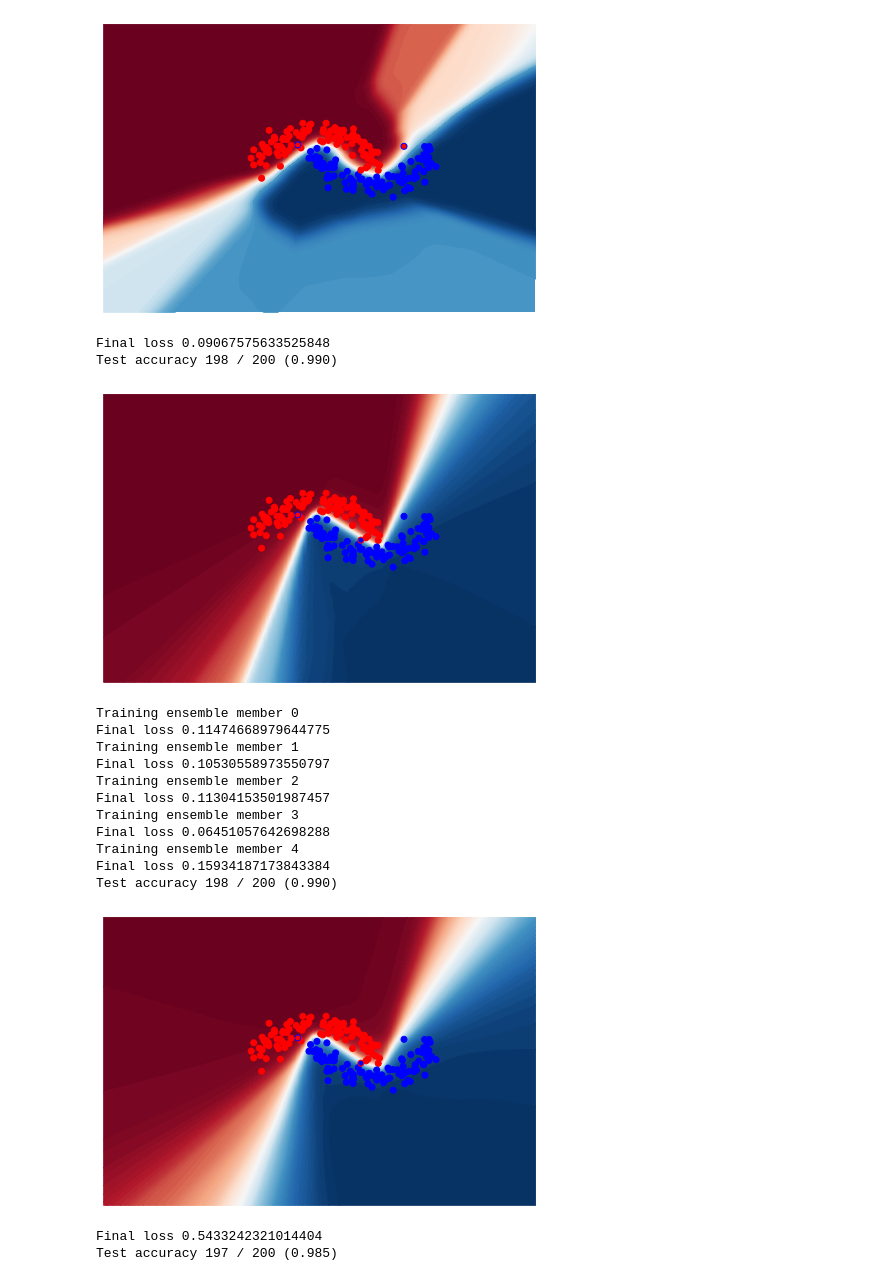
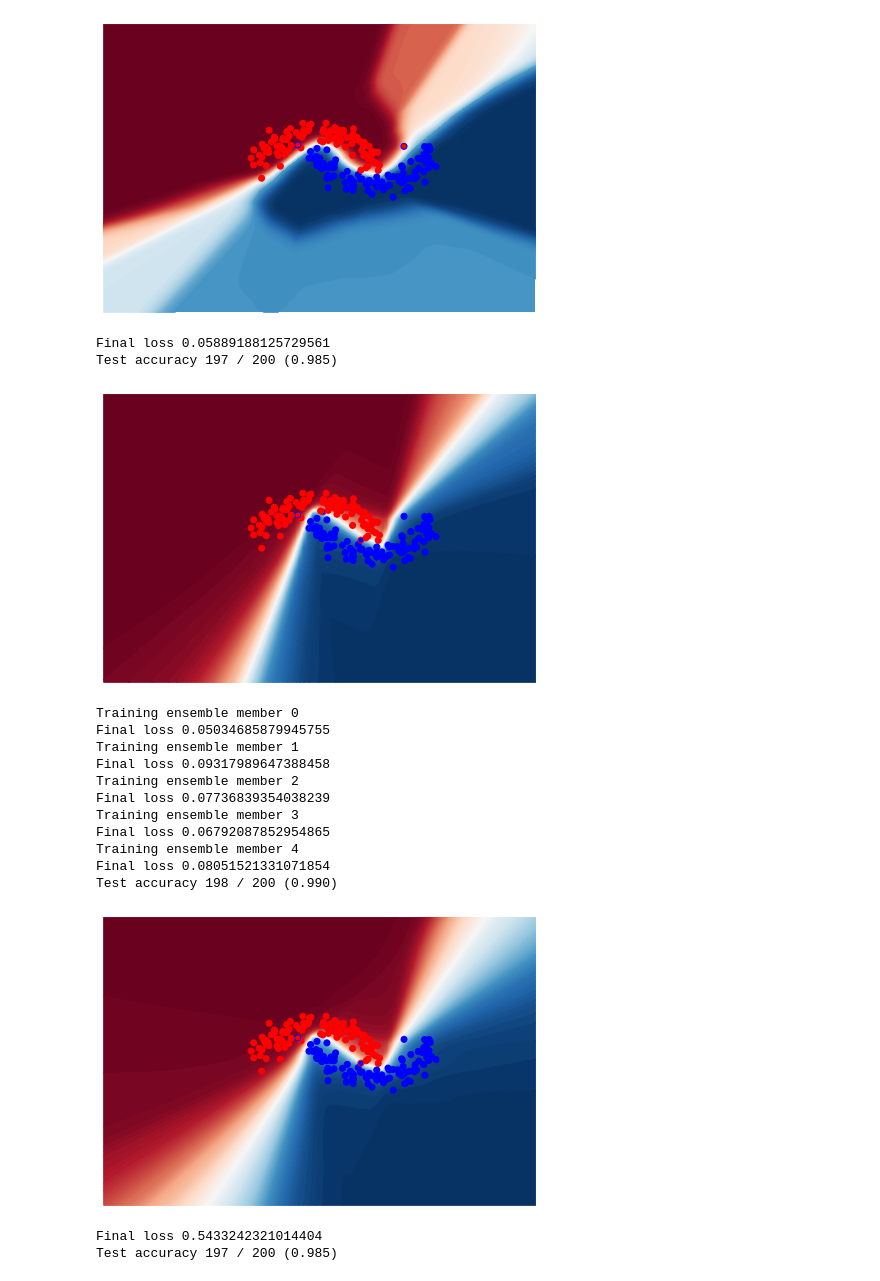
Before and after one commit to Feuermagier/VariationalBayesianDL, a Jupyter notebook: ToyClassification.ipynb, the cells around one changed output. Cells and saved outputs as stored; diff of their text form; code cells hidden in the pictures.

```diff
--- a/ToyClassification.ipynb
+++ b/ToyClassification.ipynb
@@ -125,7 +122,7 @@ swag_config = {
     "deviation_samples": 30
 }
 swag = SwagModel(layers, swag_config)
-swag.train_model(400, nn.BCELoss(), sgd(lr=0.05), trainloader, batch_size, device, report_every_epochs=0)
+swag.train_model(600, nn.BCELoss(), sgd(lr=0.05), trainloader, batch_size, device, report_every_epochs=0)
 
 plot("SWAG", swag.infer, 1000, include_caption=False).savefig("results/toy/classification/swag.pdf")
 # %% [output]
@@ -152,8 +149,8 @@ multi_swag_config = {
     "deviation_samples": 30
 }
 multi_swag = Ensemble([SwagModel(layers, multi_swag_config) for _ in range(5)])
-multi_swag.train_model(400, nn.BCELoss(), sgd(lr=0.05), trainloader, batch_size, device, report_every_epochs=0)
+multi_swag.train_model(800, nn.BCELoss(), sgd(lr=0.05), trainloader, batch_size, device, report_every_epochs=0)
 
-plot("MultiSWAG", multi_swag.infer, 1000, include_caption=False).savefig("results/toy/classification/multiswag.pdf")
+plot("MultiSWAG", multi_swag.infer, 1000, include_caption=False)#.savefig("results/toy/classification/multiswag.pdf")
 # %% [output]
 Training ensemble member 0
@@ -237,52 +235,52 @@ torch.manual_seed(42)
 
 layers = [
     ("fc", (2, 16)),
-    ("dropout", (0.2,)),
+    ("dropout", (0.25,)),
     ("relu", ()),
     ("fc", (16, 16)),
-    ("dropout", (0.2,)),
+    ("dropout", (0.25,)),
     ("relu", ()),
     ("fc", (16, 1)),
     ("sigmoid", ())
 ]
 mc_dropout = MAP(layers)
-mc_dropout.train_model(800, nn.BCELoss(), sgd(0.05), trainloader, batch_size, device, report_every_epochs=0)
+mc_dropout.train_model(1000, nn.BCELoss(), sgd(0.05), trainloader, batch_size, device, report_every_epochs=0)
 
 plot("MC Dropout", mc_dropout.infer, 1000, include_caption=False).savefig("results/toy/classification/mc_dropout.pdf")
 # %% [output]
-Final loss 0.09067575633525848
-Test accuracy 198 / 200 (0.990)
+Final loss 0.05889188125729561
+Test accuracy 197 / 200 (0.985)
-[figure, old version]
+[figure, new version]
 # %%
 torch.manual_seed(42)
 
 layers = [
     ("fc", (2, 16)),
-    ("dropout", (0.2,)),
+    ("dropout", (0.25,)),
     ("relu", ()),
     ("fc", (16, 16)),
-    ("dropout", (0.2,)),
+    ("dropout", (0.25,)),
     ("relu", ()),
     ("fc", (16, 1)),
     ("sigmoid", ())
 ]
 multi_mcd = Ensemble([MAP(layers) for _ in range(5)])
-multi_mcd.train_model(800, nn.BCELoss(), sgd(0.05), trainloader, batch_size, device, report_every_epochs=0)
+multi_mcd.train_model(1000, nn.BCELoss(), sgd(0.05), trainloader, batch_size, device, report_every_epochs=0)
 
 plot("MultiMCD", multi_mcd.infer, 1000, include_caption=False).savefig("results/toy/classification/multimcd.pdf")
 # %% [output]
 Training ensemble member 0
-Final loss 0.11474668979644775
+Final loss 0.05034685879945755
 Training ensemble member 1
-Final loss 0.10530558973550797
+Final loss 0.09317989647388458
 Training ensemble member 2
-Final loss 0.11304153501987457
+Final loss 0.07736839354038239
 Training ensemble member 3
-Final loss 0.06451057642698288
+Final loss 0.06792087852954865
 Training ensemble member 4
-Final loss 0.15934187173843384
+Final loss 0.08051521331071854
 Test accuracy 198 / 200 (0.990)
-[figure, old version]
+[figure, new version]
 # %%
 from training.bbb import BBBModel, GaussianPrior
 torch.manual_seed(42)
```
Also changed, not shown: parts of 3 cells of this notebook, 55 other files.
